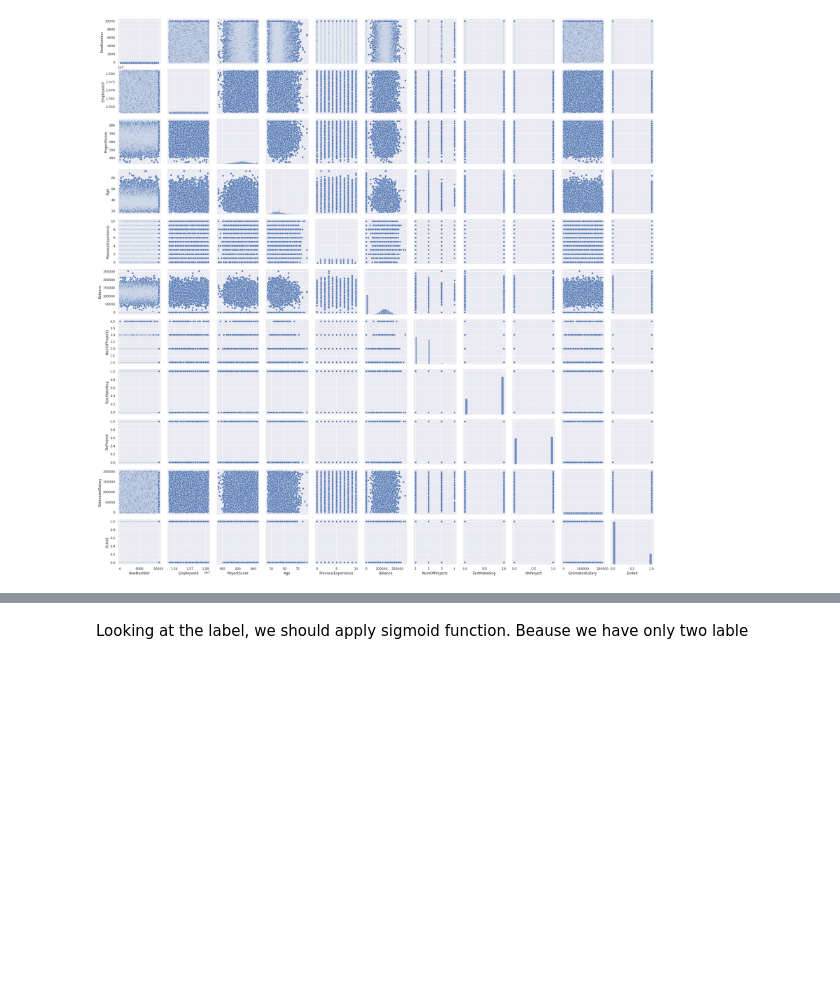
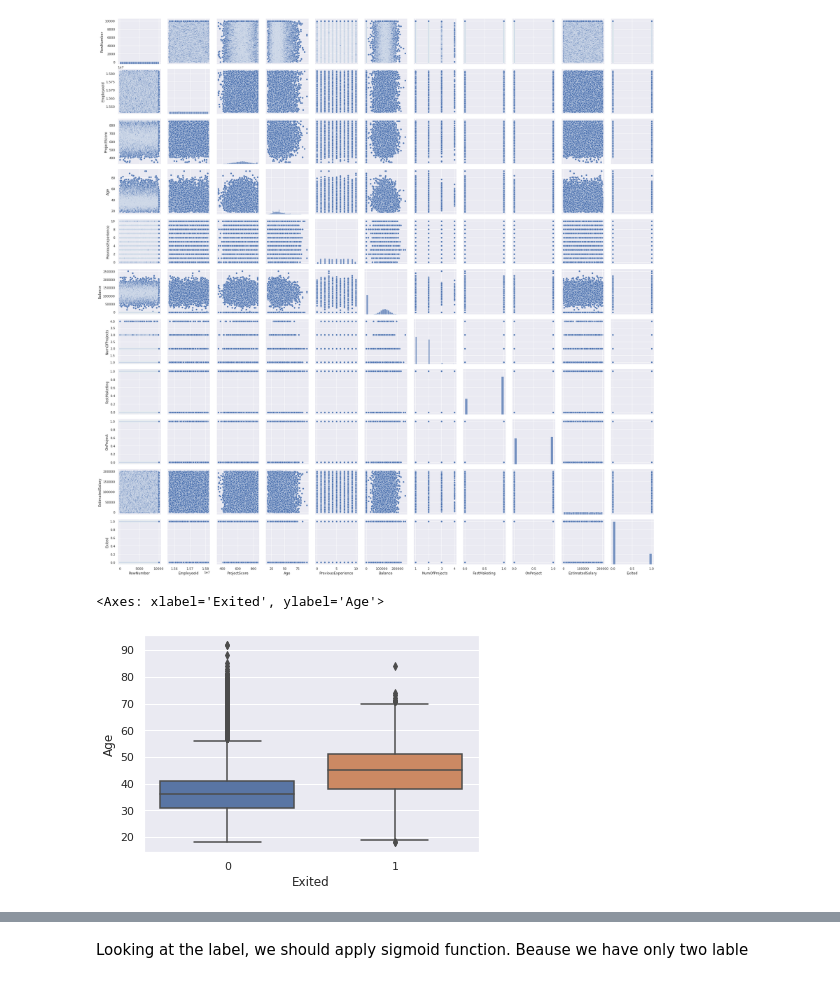
Before and after one commit to Leonild/DS_mAIstros, a Jupyter notebook: ShaloonAnn_LogisticRegression.ipynb, the cells around one changed output, grey strips where cells are left out. Saved outputs shown, nothing was run; the diff lists cells and outputs as text; code cells hidden in the pictures; blank space fills up the shorter version.

```diff
--- a/ShaloonAnn_LogisticRegression.ipynb
+++ b/ShaloonAnn_LogisticRegression.ipynb
@@ -64,3 +64,13 @@ sns.pairplot(data)
 # %% [output]
 <seaborn.axisgrid.PairGrid at 0x...>
 [figure]
+# %%
+#geom_boxplot(aes(x=Churn,y=TotalCharges,fill=Churn))
+#['ProjectScore', 'Geography', 'Gender', 'Age', 'PreviousExperience', 'Balance', 'NumOfProjects', 'FastMaketing',
+#        'OnProject', 'EstimatedSalary']
+
+sns.boxplot(data=new_data, x="Exited", y="Age")#, hue="Geography")
+#sns.boxplot(x=data['Exited'], y=data['Gender'])
+# %% [output]
+<Axes: xlabel='Exited', ylabel='Age'>
+[figure, added]
```
Also changed, not shown: parts of 7 cells of this notebook.
